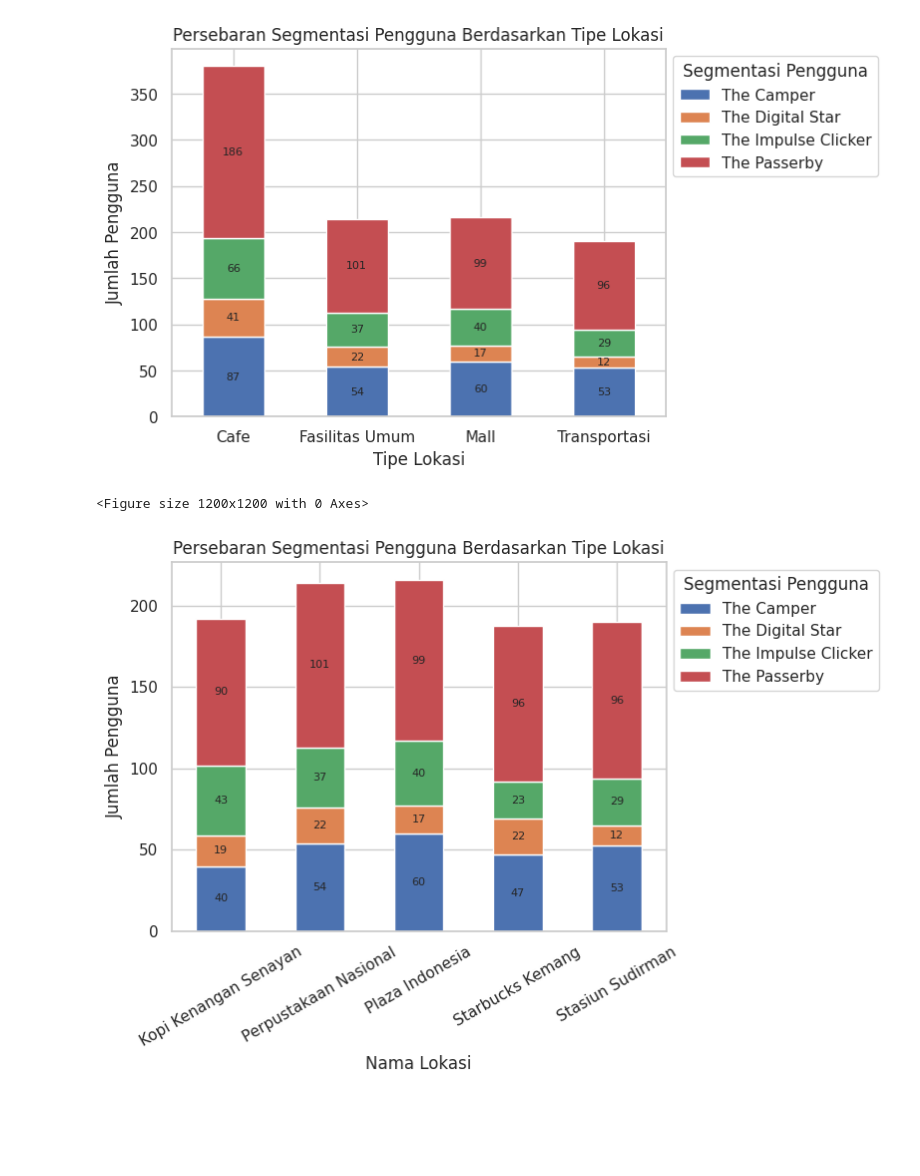
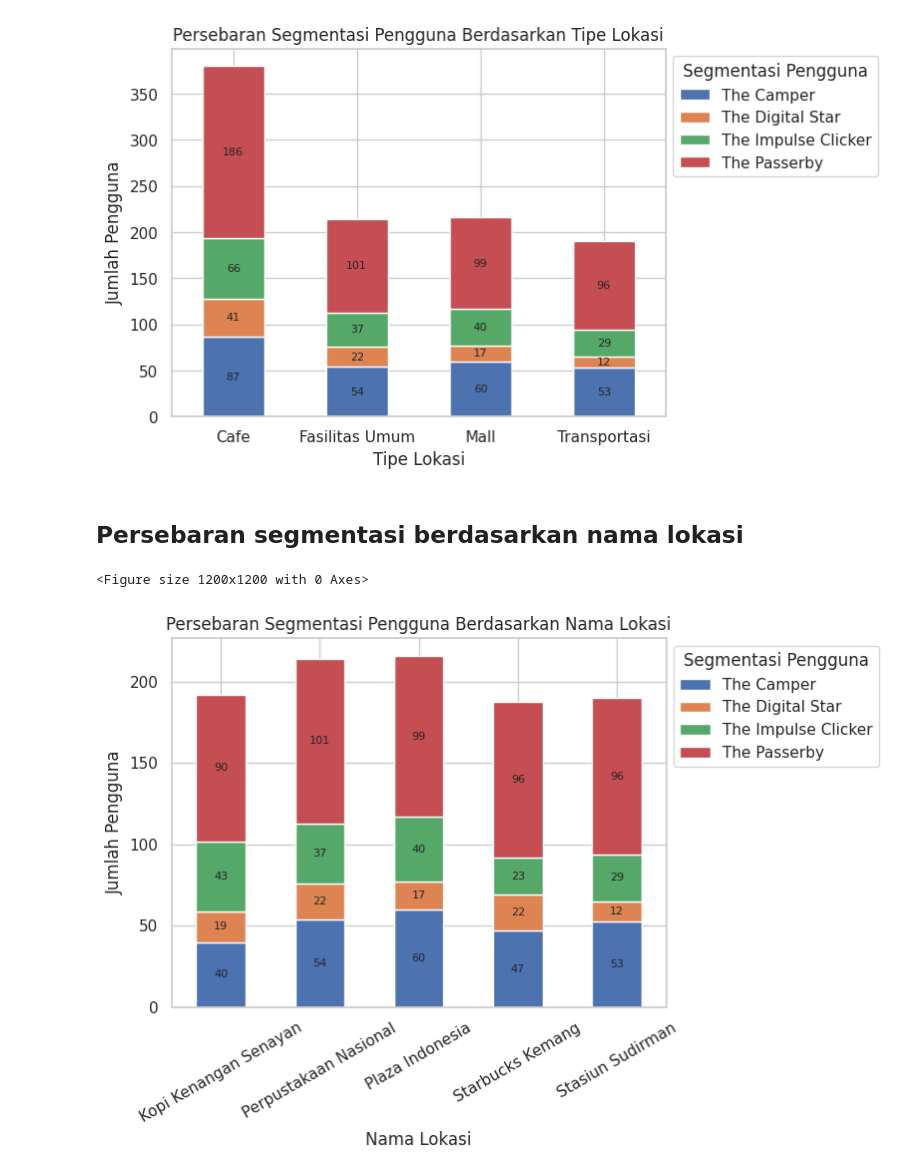
Before and after one commit to Riz2693/Higo-Technical-Test, a Jupyter notebook: 2. Analisis Dan EDA.ipynb, the cells around one changed output. Saved outputs shown, nothing was run; the diff lists cells and outputs as text; code cells hidden in the pictures; blank space fills up the shorter version.

```diff
--- a/2. Analisis Dan EDA.ipynb
+++ b/2. Analisis Dan EDA.ipynb
@@ -535,21 +569,24 @@ plt.show()
 # %% [output]
 <Figure size 1200x1200 with 0 Axes>
 [figure]
+# %% [markdown]
+## **Persebaran segmentasi berdasarkan nama lokasi**
 # %%
 nama_lokasi_segmen = pd.crosstab(df['Nama Lokasi'], df['Segmentasi Pengguna'])
+
 plt.figure(figsize=(12, 12))
 ax = nama_lokasi_segmen.plot(kind='bar', stacked=True)
-plt.title('Persebaran Segmentasi Pengguna Berdasarkan Tipe Lokasi')
+plt.title('Persebaran Segmentasi Pengguna Berdasarkan Nama Lokasi')
 plt.xlabel('Nama Lokasi')
 plt.ylabel('Jumlah Pengguna')
 plt.legend(title='Segmentasi Pengguna', bbox_to_anchor=(1, 1), loc='upper left')
 plt.xticks(rotation=30)
 for c in ax.containers:
   ax.bar_label(c, label_type='center', fontsize=8)
 plt.show()
 # %% [output]
 <Figure size 1200x1200 with 0 Axes>
-[figure, old version]
+[figure, new version]
 # %%
 df.head(5)
 # %% [output]
```
Also changed, not shown: parts of 18 cells of this notebook.
